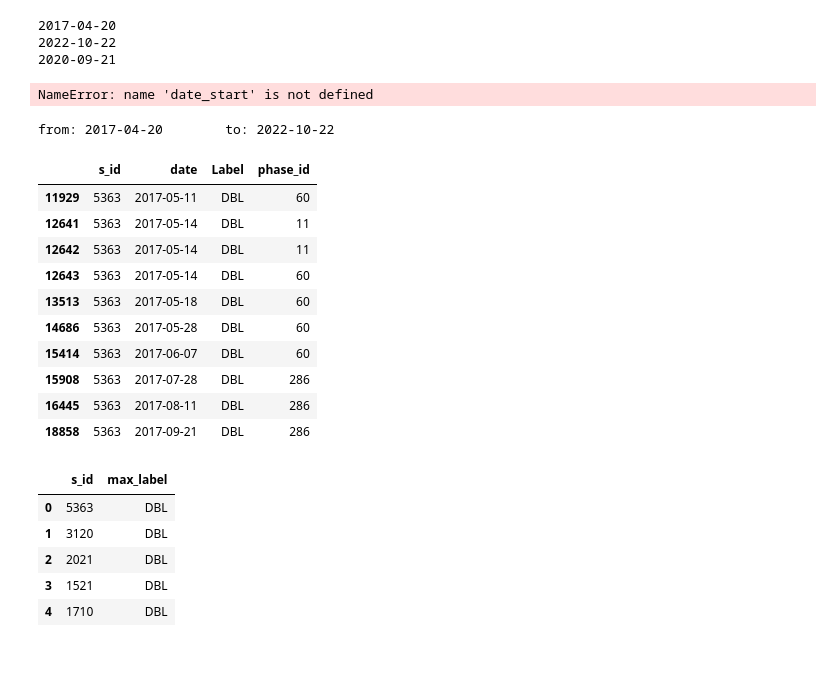
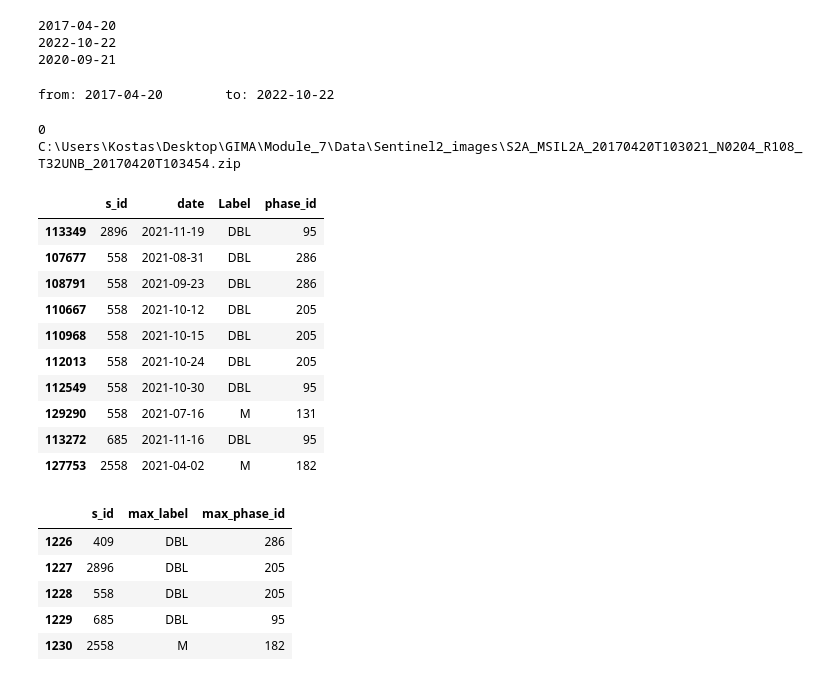
Before and after one commit to Vk0z/vitpheno, a Jupyter notebook: temporal_filter.ipynb, the cells around one changed output. Saved outputs shown, nothing was run; the diff lists cells and outputs as text; code cells hidden in the pictures.

```diff
--- a/temporal_filter.ipynb
+++ b/temporal_filter.ipynb
@@ -77,20 +77,6 @@ for s2zip_path in sentinel_2_zip_list:
 2017-04-20
 2022-10-22
 2020-09-21
-# %%
-#from datetime import datetime, timedelta
-import datetime
-# Returns a list of dates inbetween start and end date in the format YYYY-MM-DD
-def date_range(start_date, end_date):
-    current_date = start_date
-    while current_date <= end_date:
-        yield current_date
-        current_date += timedelta(days=1)
-
-dates = [date.strftime("%Y-%m-%d") for date in date_range(date_start, date_end)]
-print(dates)
-# %% [output]
-NameError: name 'date_start' is not defined
 # %%
 # Get start and end date
 date_start = getS2Date(sentinel_2_zip_list[0])
@@ -101,6 +87,8 @@ from: 2017-04-20        to: 2022-10-22
 # %%
 # New try 22feb
 for i_id in range(0, len(sentinel_2_zip_list) - 1):
+    print(i_id)
+    print(sentinel_2_zip_list[i_id])
     image_1 = sentinel_2_zip_list[i_id]
     image_2 = sentinel_2_zip_list[i_id + 1]
 
@@ -108,9 +96,10 @@ for i_id in range(0, len(sentinel_2_zip_list) - 1):
     date_end = getS2Date(image_2)
     # create an empty list to store the unique station results
     results = []
+    freqresults = []
 
     # Create an empty dataframe to store the frequency results
-    freqresults_df = pd.DataFrame(columns=['s_id', 'max_label'])
+    freqresults_df = pd.DataFrame(columns=['s_id', 'max_label', 'max_phase_id'])
 
     # iterate over the station IDs
     for s_id in stations_list:
@@ -122,13 +111,13 @@ for i_id in range(0, len(sentinel_2_zip_list) - 1):
         # Now, the dates between date_start and date_end are assigned a True value
         # Because &= is used, the ultimate values that kept are the ones that meet both the station matching and the date matching criteria
         # The mask is then updated to be used next
-        mask &= (envelope_gdf['date'] >= date_start) & (envelope_gdf['date'] <= date_end)
+        mask &= (envelope_gdf['date'] >= date_start) & (envelope_gdf['date'] < date_end)
 
         # Extract the relevant columns for the filtered rows. Here, the mask is used as an index because it shares the same indices with envelope_gdf
         # This way the only data that are passed are the ones for which the criteria mentioned above match.
         filtered_gdf = envelope_gdf.loc[mask, ['s_id', 'date', 'Label', 'phase_id']]
 
-        # append the filtered data to the results list. This will be used to aggregate them to the final_df
+        # Append the filtered data to the results list. This will be used to concatenate them to the final_df
         results.append(filtered_gdf)
 
         # This part finds the 'Label' that has the highest frequency
@@ -141,32 +130,39 @@ for i_id in range(0, len(sentinel_2_zip_list) - 1):
             # Find the label that has the highest frequency for the current station ID
             max_label = label_counts.loc[label_counts['s_id'] == s_id, 'Label'][label_counts.loc[label_counts['s_id'] == s_id, 'count'].idxmax()]
 
+            phase_id_counts = filtered_gdf.groupby(['s_id', 'phase_id']).size().reset_index(name='count2')
+
+            max_phase_id = phase_id_counts.loc[phase_id_counts['s_id'] == s_id, 'phase_id'][phase_id_counts.loc[phase_id_counts['s_id'] == s_id, 'count2'].idxmax()]
+
             # Add the result to the freqresults dataframe
-            freqresults_df = freqresults_df.append({'s_id': s_id, 'max_label': max_label}, ignore_index=True)
+            freqresults_df = freqresults_df.append({'s_id': s_id, 'max_label': max_label, 'max_phase_id': max_phase_id}, ignore_index=True)
 
     # Concatenate the filtered data from all stations into a single geodataframe
     final_df = pd.concat(results)
     break
+# %% [output]
+0
+C:\Users\Kostas\Desktop\GIMA\Module_7\Data\Sentinel2_images\S2A_MSIL2A_20170420T103021_N0204_R108_T32UNB_20170420T103454.zip
 # %%
-final_df.head(10)
+final_df.tail(10)
 # %% [output]
 |  | s_id | date | Label | phase_id |
-| 11929 | 5363 | 2017-05-11 | DBL | 60 |
-| 12641 | 5363 | 2017-05-14 | DBL | 11 |
-| 12642 | 5363 | 2017-05-14 | DBL | 11 |
-| 12643 | 5363 | 2017-05-14 | DBL | 60 |
-| 13513 | 5363 | 2017-05-18 | DBL | 60 |
-| 14686 | 5363 | 2017-05-28 | DBL | 60 |
-| 15414 | 5363 | 2017-06-07 | DBL | 60 |
-| 15908 | 5363 | 2017-07-28 | DBL | 286 |
-| 16445 | 5363 | 2017-08-11 | DBL | 286 |
-| 18858 | 5363 | 2017-09-21 | DBL | 286 |
+| 113349 | 2896 | 2021-11-19 | DBL | 95 |
+| 107677 | 558 | 2021-08-31 | DBL | 286 |
+| 108791 | 558 | 2021-09-23 | DBL | 286 |
+| 110667 | 558 | 2021-10-12 | DBL | 205 |
+| 110968 | 558 | 2021-10-15 | DBL | 205 |
+| 112013 | 558 | 2021-10-24 | DBL | 205 |
+| 112549 | 558 | 2021-10-30 | DBL | 95 |
+| 129290 | 558 | 2021-07-16 | M | 131 |
+| 113272 | 685 | 2021-11-16 | DBL | 95 |
+| 127753 | 2558 | 2021-04-02 | M | 182 |
 # %%
-freqresults_df.head()
+freqresults_df.tail()
 # %% [output]
-|  | s_id | max_label |
-| 0 | 5363 | DBL |
-| 1 | 3120 | DBL |
-| 2 | 2021 | DBL |
-| 3 | 1521 | DBL |
-| 4 | 1710 | DBL |
+|  | s_id | max_label | max_phase_id |
+| 1226 | 409 | DBL | 286 |
+| 1227 | 2896 | DBL | 205 |
+| 1228 | 558 | DBL | 205 |
+| 1229 | 685 | DBL | 95 |
+| 1230 | 2558 | M | 182 |
```
Also changed, not shown: parts of 7 cells of this notebook.
